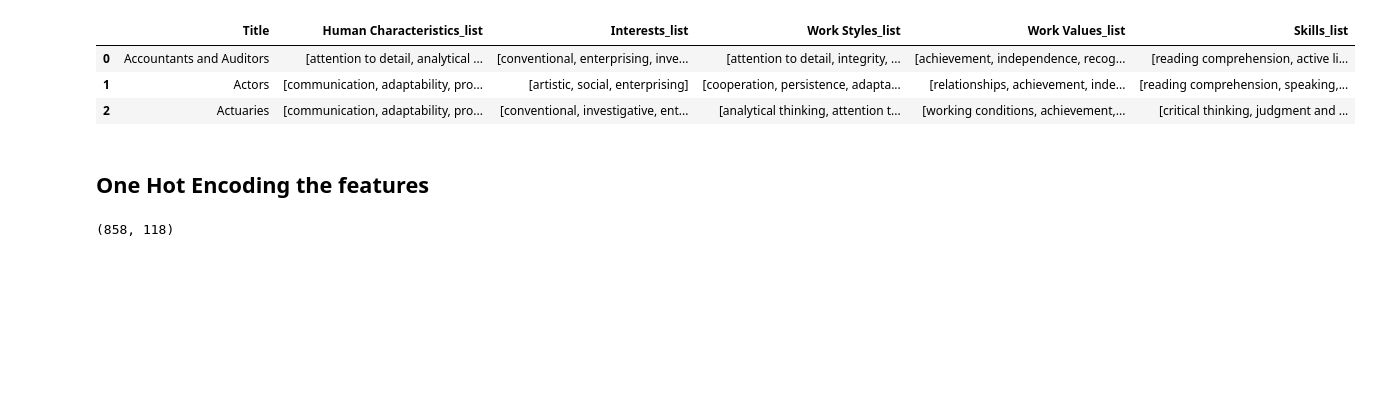
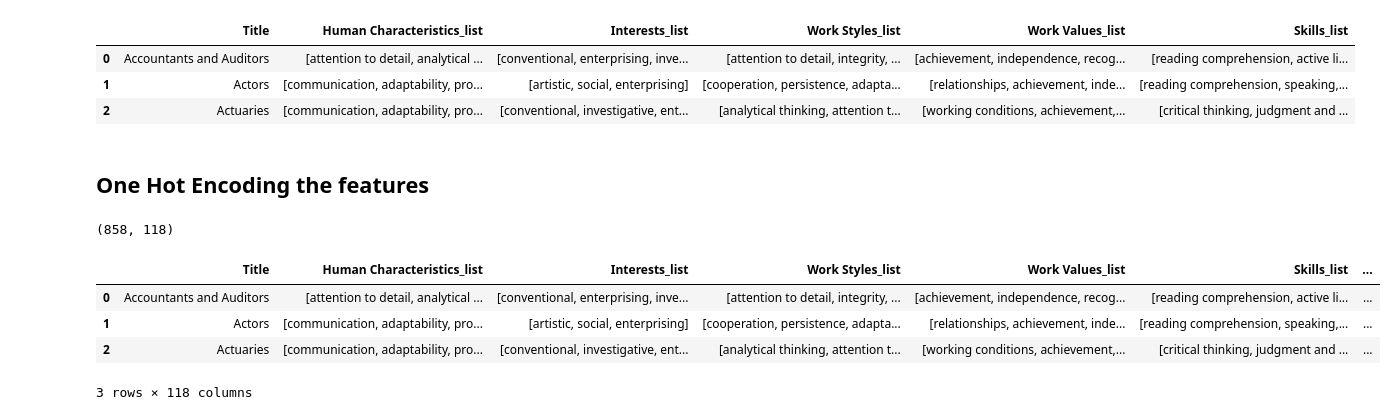
Before and after one commit to HassanDataSci/caricon-personality-career-matching, a Jupyter notebook: CariCon_ML.ipynb, the cells around one changed output. Drawn from its saved outputs; the diff is of its cells as text; code cells hidden in the pictures; blank space fills up the shorter version.

```diff
--- a/CariCon_ML.ipynb
+++ b/CariCon_ML.ipynb
@@ -328,3 +328,11 @@ for col in list_cols:
 df_onet.shape
 # %% [output]
 (858, 118)
+# %%
+df_onet.head(3)
+# %% [output]
+|  | Title | Human Characteristics_list | Interests_list | Work Styles_list | Work Values_list | Skills_list | ... |
+| 0 | Accountants and Auditors | [attention to detail, analytical ... | [conventional, enterprising, inve... | [attention to detail, integrity, ... | [achievement, independence, recog... | [reading comprehension, active li... | ... |
+| 1 | Actors | [communication, adaptability, pro... | [artistic, social, enterprising] | [cooperation, persistence, adapta... | [relationships, achievement, inde... | [reading comprehension, speaking,... | ... |
+| 2 | Actuaries | [communication, adaptability, pro... | [conventional, investigative, ent... | [analytical thinking, attention t... | [working conditions, achievement,... | [critical thinking, judgment and ... | ... |
+3 rows × 118 columns
```
Also changed, not shown: parts of 14 cells of this notebook.
